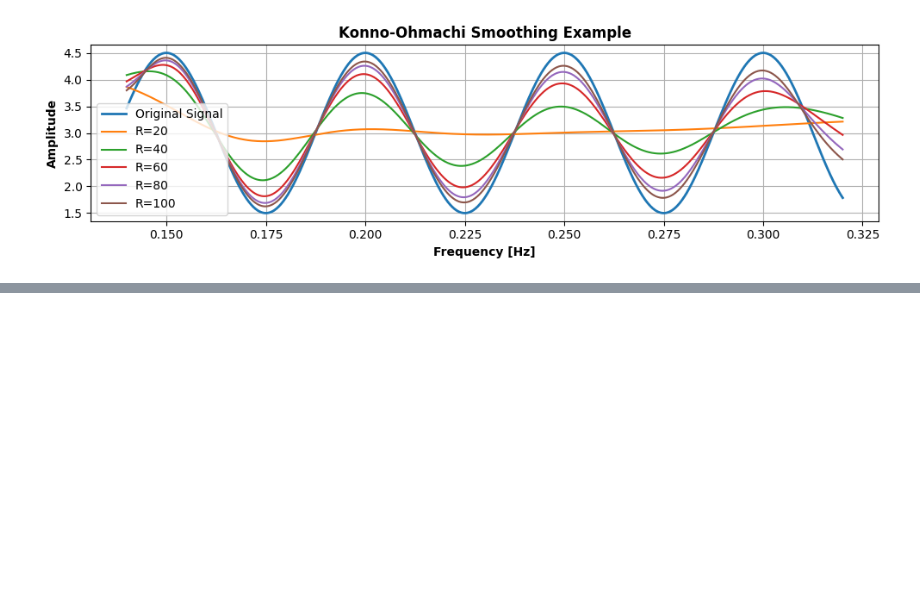
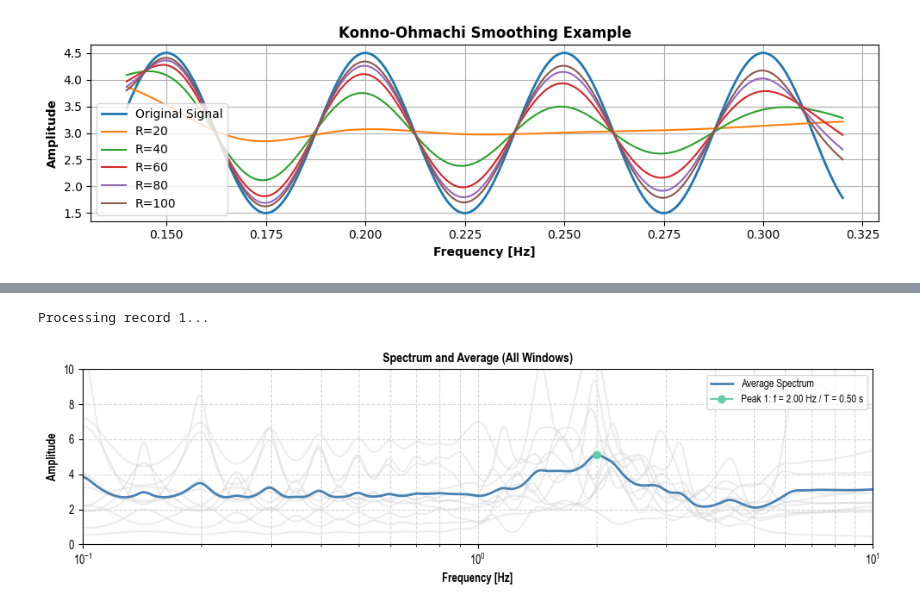
Before and after one commit to ppalacios92/AmbientSoilPeriod, a Jupyter notebook: notebooks/Main.ipynb, the cells around one changed output, grey strips where cells are left out. Saved outputs shown, nothing was run; the diff lists cells and outputs as text; code cells hidden in the pictures; blank space fills up the shorter version.

```diff
--- a/notebooks/Main.ipynb
+++ b/notebooks/Main.ipynb
@@ -87,0 +116,33 @@ compute_fft OK...
+# %%
+from ambientperiod.tools.plot_spectrum import plot_spectrum
+
+epsilon = 1e-10  # Para evitar división por cero
+
+builders = [
+    (builder_X, builder_Y, builder_Z),
+]
+
+for idx, (bx, by, bz) in enumerate(builders):
+    print(f'Processing record {idx+1}...')
+
+    # --- Frecuencias ---
+    mfx = bx.mfx
+    if mfx.ndim == 2:
+        mfx = mfx[:, 0]
+
+    n_windows = bx.mfs.shape[1]
+    nakamura_windows = np.zeros_like(bx.mfs)
+
+    for i in range(n_windows):
+        h1 = bx.mfs[:, i]
+        h2 = by.mfs[:, i]
+        v  = bz.mfs[:, i]
+        nakamura_windows[:, i] = np.sqrt(h1**2 + h2**2) / (v + epsilon)
+
+
+    nakamura_mean = np.mean(nakamura_windows, axis=1)
+    peak_spacing_hz = 0.2
+    plot_spectrum(mfx, nakamura_windows, nakamura_mean, peak_spacing_hz=peak_spacing_hz , numer_peaks=1 , xlim=[1e-1 , 10], ylim=[0,10])
+# %% [output]
+Processing record 1...
+[figure, added]
```
Also changed, not shown: parts of 2 cells of this notebook, 1 other file.
